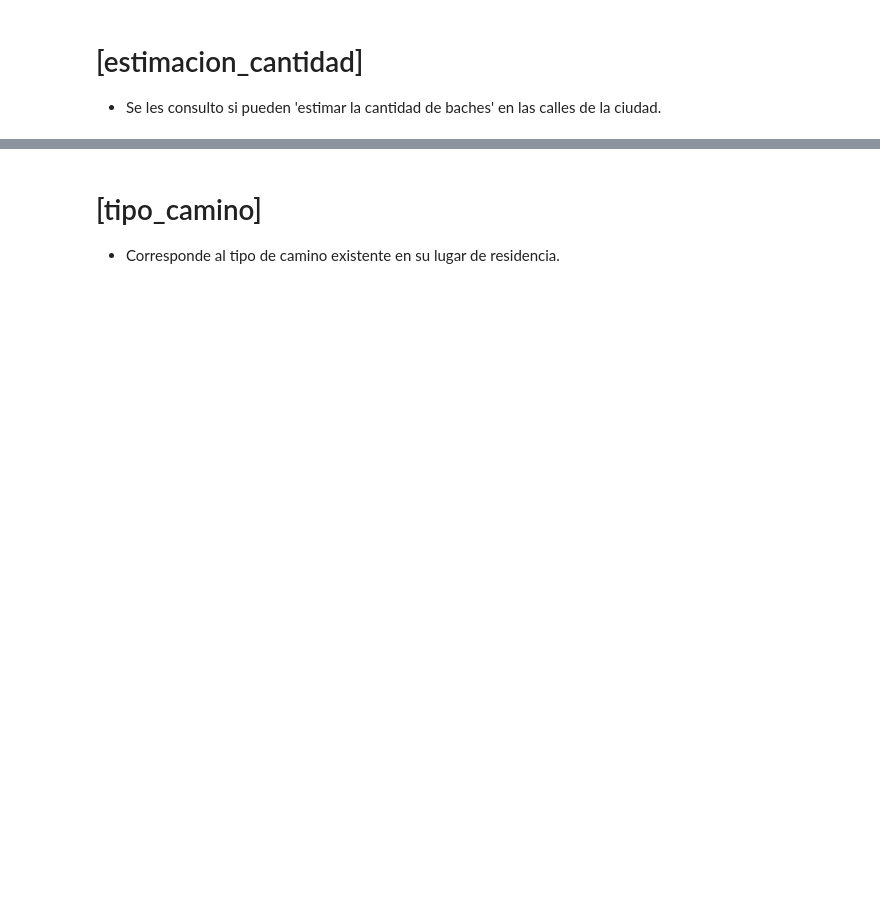
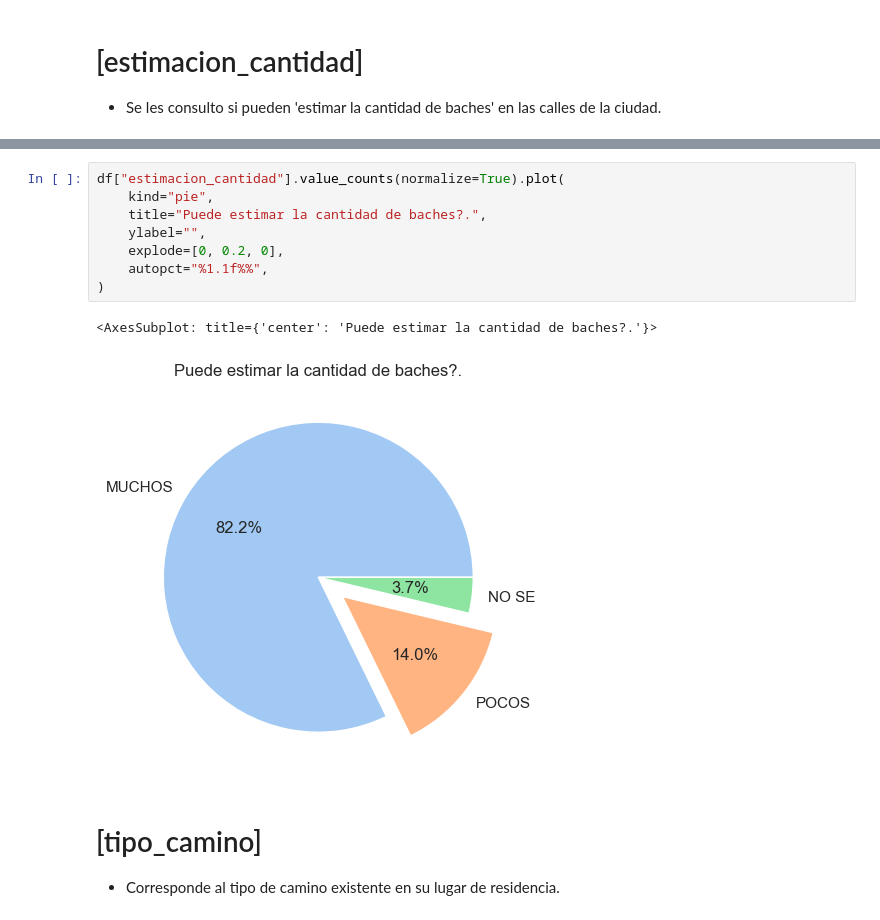
Before and after one commit to TorrezMN/Data_Science, a Jupyter notebook: src/notebooks/general_results.ipynb, the cells around one changed output, grey strips where cells are left out. Drawn from its saved outputs; the diff is of its cells as text; blank space fills up the shorter version.

```diff
--- a/src/notebooks/general_results.ipynb
+++ b/src/notebooks/general_results.ipynb
@@ -31,3 +101,14 @@ df = pd.read_csv("./central_df.csv")
+# %%
+df["estimacion_cantidad"].value_counts(normalize=True).plot(
+    kind="pie",
+    title="Puede estimar la cantidad de baches?.",
+    ylabel="",
+    explode=[0, 0.2, 0],
+    autopct="%1.1f%%",
+)
+# %% [output]
+<AxesSubplot: title={'center': 'Puede estimar la cantidad de baches?.'}>
+[figure, added]
 # %% [markdown]
 # [tipo_camino]
 - Corresponde al tipo de camino existente en su lugar de residencia.
```
Also changed, not shown: parts of 41 cells of this notebook.
